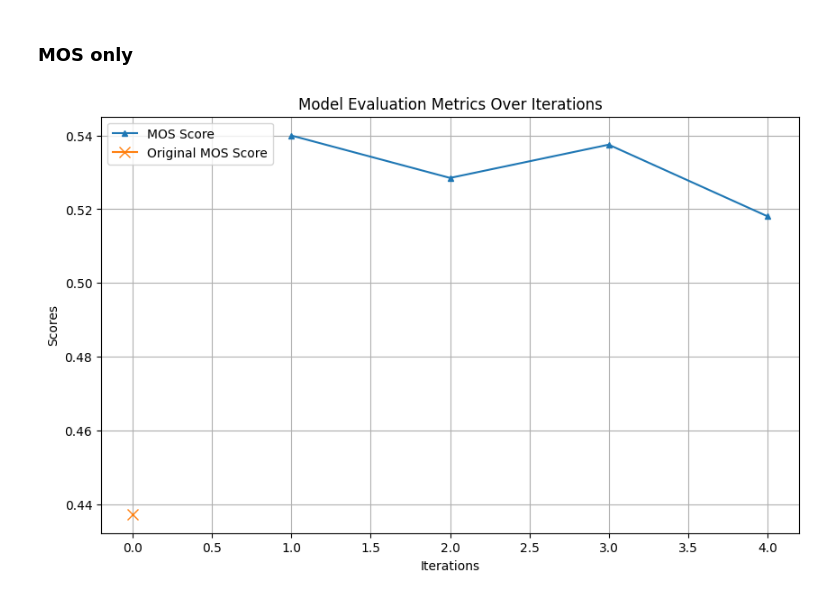
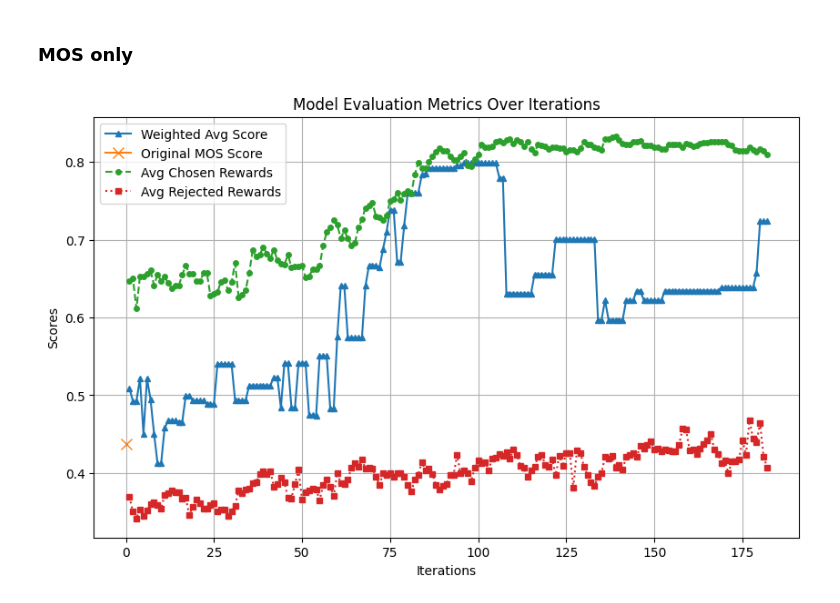
Before and after one commit to Alanhsiu/trl, a Jupyter notebook: plot.ipynb, the cells around one changed output. Saved outputs shown, nothing was run; the diff lists cells and outputs as text; code cells hidden in the pictures.

```diff
--- a/plot.ipynb
+++ b/plot.ipynb
@@ -409,7 +409,7 @@ import matplotlib.pyplot as plt
 # model_output_dir = '/work/b0990106x/trl/model_output/1022-0016'
 # model_output_dir = '/work/b0990106x/trl/model_output/1022-1223'
 # model_output_dir = '/work/b0990106x/trl/model_output/1022-1339'
-model_output_dir = '/work/b0990106x/trl/model_output/1022-1846'
+model_output_dir = '/work/b0990106x/trl/model_output/1022-1913'
 
 log_path = f'{model_output_dir}/log_training.log'
 
@@ -418,11 +418,15 @@ iterations = []
 original_mos_score = 0
 mos_scores = []
 weighted_avg_scores = []
+chosen_rewards_avg = []
+rejected_rewards_avg = []
 
 # Regular expression patterns to extract the relevant data
 mos_pattern = r"MOS score on training set for iteration (\d+): ([\d.]+)"
 original_mos_pattern = r"Original model weighted average rewards on training set: (\d.+)"
 weighted_avg_pattern = r"weighted average score on training set for iteration (\d+): ([\d.]+)"
+chosen_pattern = r"Chosen rewards for iteration \d+: \[([\d., ]+)\]"
+rejected_pattern = r"Rejected rewards for iteration \d+: \[([\d., ]+)\]"
 
 # Open the log file for reading
 with open(log_path, 'r') as log_file:  # Replace with your log file path
@@ -433,40 +437,54 @@ with open(log_path, 'r') as log_file:  # Replace with your log file path
         original_mos_match = re.search(original_mos_pattern, line)
 
         if mos_match:
-            mos_score = float(mos_match.group(2))/5
+            mos_score = float(mos_match.group(2)) / 5  # Normalize MOS score
             mos_scores.append(mos_score)
 
         if original_mos_match:
             original_mos_score = float(original_mos_match.group(1))
-
 
         # Check if the line matches the weighted average score
         weighted_avg_match = re.search(weighted_avg_pattern, line)
         if weighted_avg_match:
             weighted_avg_score = float(weighted_avg_match.group(2))
             weighted_avg_scores.append(weighted_avg_score)
 
+        # Check if the line matches the chosen rewards
+        chosen_match = re.search(chosen_pattern, line)
+        if chosen_match:
+            chosen_rewards_values = [float(x) for x in chosen_match.group(1).split(", ")]
+            chosen_rewards_avg.append(sum(chosen_rewards_values) / len(chosen_rewards_values))  # Take average
+
+        # Check if the line matches the rejected rewards
+        rejected_match = re.search(rejected_pattern, line)
+        if rejected_match:
+            rejected_rewards_values = [float(x) for x in rejected_match.group(1).split(", ")]
+            rejected_rewards_avg.append(sum(rejected_rewards_values) / len(rejected_rewards_values))  # Take average
+
 # Ensure all lists have the same length and sorted by iteration
-# iterations, mos_scores, weighted_avg_scores = zip(*sorted(zip(iterations, mos_scores, weighted_avg_scores)))
-# iterations = range(len(mos_scores))
-iterations = range(1, len(mos_scores)+1)
+iterations = range(1, len(mos_scores) + 1)
 
 # Plot the metrics
 plt.figure(figsize=(10, 6))
 
-# Plot with smaller marker sizes
-# plt.plot(iterations, mos_scores, label='MOS Score', marker='s', markersize=4)
-plt.plot(iterations, weighted_avg_scores, label='MOS Score', marker='^', markersize=4)
-# also plot a point for the original model
+# Plot MOS Score and weighted average score
+plt.plot(iterations, weighted_avg_scores, label='Weighted Avg Score', marker='^', markersize=4)
 plt.plot([0], [original_mos_score], label='Original MOS Score', marker='x', markersize=8)
 
+# Plot average chosen and rejected rewards
+if len(chosen_rewards_avg) > 0:
+    plt.plot(iterations, chosen_rewards_avg, label='Avg Chosen Rewards', marker='o', linestyle='--', markersize=4)
+if len(rejected_rewards_avg) > 0:
+    plt.plot(iterations, rejected_rewards_avg, label='Avg Rejected Rewards', marker='s', linestyle=':', markersize=4)
+
+# Add labels and title
 plt.xlabel('Iterations')
 plt.ylabel('Scores')
 plt.title('Model Evaluation Metrics Over Iterations')
 plt.legend()
 plt.grid(True)
 
 # Show the plot
 plt.show()
 # %% [output]
-[figure, old version]
+[figure, new version]
```
Also changed, not shown: 2 other files.
